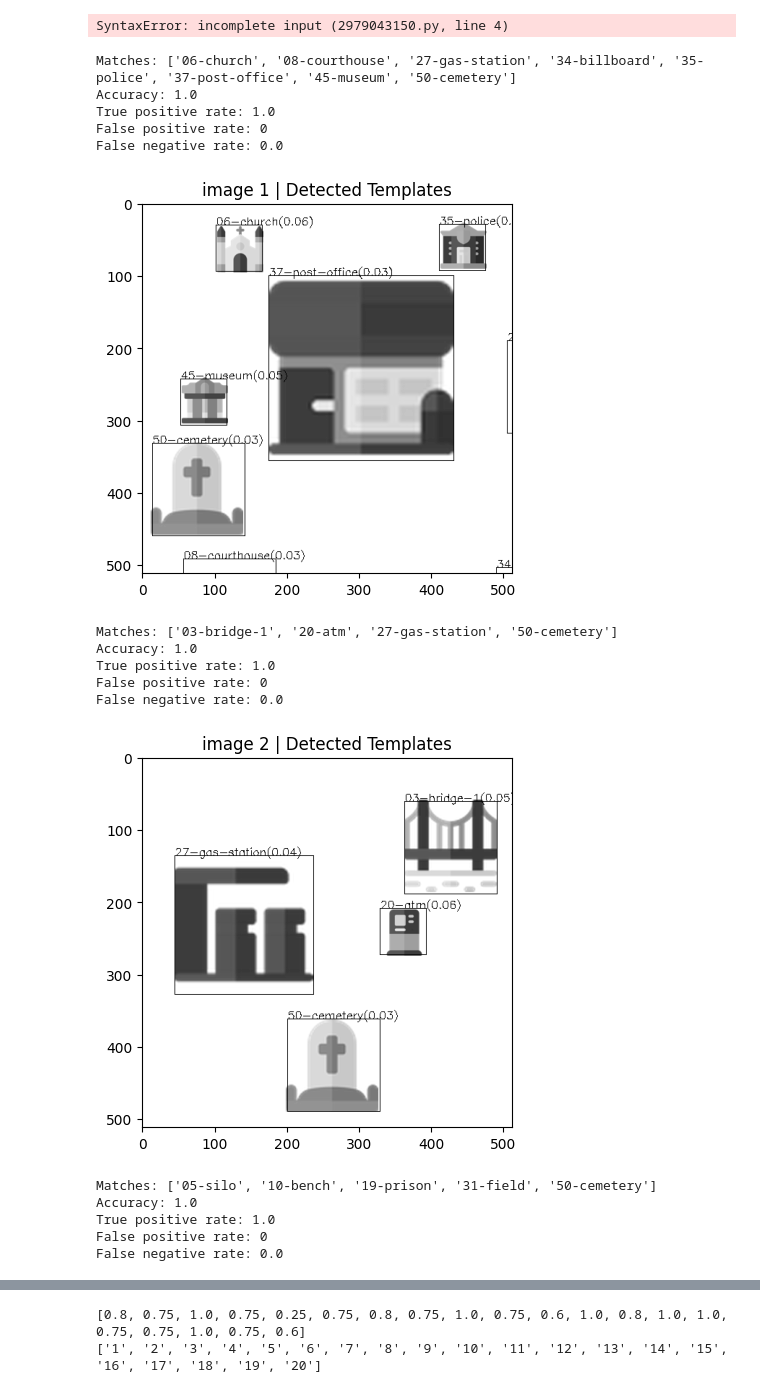
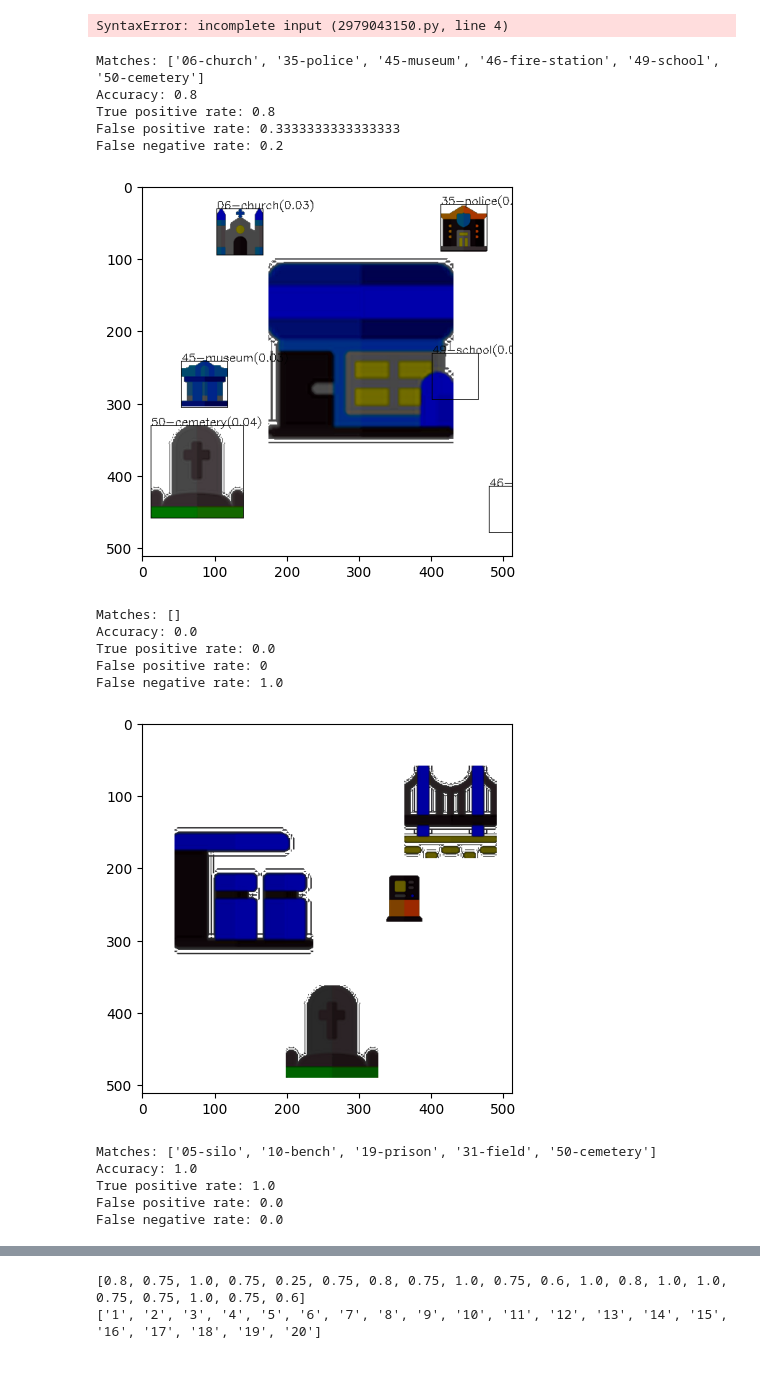
Before and after one commit to coeus-uk/computer-vision, a Jupyter notebook: Task2.ipynb, the cells around one changed output, grey strips where cells are left out. Drawn from its saved outputs; the diff is of its cells as text; code cells hidden in the pictures.

```diff
--- a/Task2.ipynb
+++ b/Task2.ipynb
@@ -65,7 +65,7 @@ for i, layer in enumerate(template_pyr):
 SyntaxError: incomplete input (2979043150.py, line 4)
 # %%
 
-images = task2.images_with_annotations(Path("Task2Dataset"))
+images = (task2.images_with_annotations(Path("Task2Dataset")))
 templates = task2.template_pyramid_by_classname(Path("IconDataset", "png"))
 templates = [(classname, pyr) for (classname, pyr) in templates]
 
@@ -76,55 +76,58 @@ templates = [(classname, pyr) for (classname, pyr) in templates]
 results: list[tuple[float, float, float, float]] = []
 template_metrics = {classname:np.array([0, 0, 0]) for (classname, _) in templates}
 for i, (img, annotations) in enumerate(images):
+    # if i != 16: continue
     # img_pyr = task2.gaussian_pyrarmid(img, image_pyramid_levels)
 
     # image_grayscale = img#cv2.cvtColor(img, cv2.COLOR_BGR2GRAY)
     # _, image_binary = cv2.threshold(image_grayscale, 254, 255, cv2.THRESH_BINARY)
     # mask = cv2.bitwise_not(image_binary)
     # print(img.shape, mask.shape)
     # image_masked = cv2.bitwise_and(img, mask)
     # img = image_masked
     # plt.imshow(image_masked, cmap='gray'), plt.show()
 
-    img_pyr = [cv2.GaussianBlur(img, ksize=(5,5), sigmaX=7)]
+    gray_img = cv2.cvtColor(img, cv2.COLOR_RGB2GRAY)
+    gray_img = cv2.GaussianBlur(gray_img, ksize=(5,5), sigmaX=5)
+    img_pyr = task2.gaussian_pyrarmid(gray_img, 1)
     classnames, scores, pred_boxes = task2.predict_all_templates(img_pyr, templates)
 
     task2.non_max_suppression(pred_boxes, scores, classnames)
     task2.annotate_predictions(img, classnames, scores, pred_boxes)
     metrics = task2.evaluation_metrics(dict(zip(classnames, pred_boxes)), annotations, template_metrics)
     results.append(metrics)
 
     accuracy, true_pos_rate, false_pos_rate, false_neg_rate = metrics
     print(f"Matches: {classnames}")
     print(f"Accuracy: {accuracy}")
     print(f"True positive rate: {true_pos_rate}")
     print(f"False positive rate: {false_pos_rate}")
     print(f"False negative rate: {false_neg_rate} ")
 
     plt.imshow(img, cmap='gray')
-    plt.title(f'image {i+1} | Detected Templates')
+    # plt.title(f'image {i+1} | Detected Templates')
     plt.show()
 
 average_metrics = [np.mean(values) for values in zip(*results)]
 print(f"Averave accuracy: {average_metrics[0]}")
 print(f"Average true positive rate: {average_metrics[1]}")
 print(f"Average false positive rate: {average_metrics[2]}")
 print(f"Average false negative rate: {average_metrics[3]} ")
 # %% [output]
-Matches: ['06-church', '08-courthouse', '27-gas-station', '34-billboard', '35-police', '37-post-office', '45-museum', '50-cemetery']
-Accuracy: 1.0
-True positive rate: 1.0
-False positive rate: 0
-False negative rate: 0.0
+Matches: ['06-church', '35-police', '45-museum', '46-fire-station', '49-school', '50-cemetery']
+Accuracy: 0.8
+True positive rate: 0.8
+False positive rate: 0.3333333333333333
+False negative rate: 0.2
-[figure, old version]
+[figure, new version]
-Matches: ['03-bridge-1', '20-atm', '27-gas-station', '50-cemetery']
-Accuracy: 1.0
-True positive rate: 1.0
+Matches: []
+Accuracy: 0.0
+True positive rate: 0.0
 False positive rate: 0
-False negative rate: 0.0
+False negative rate: 1.0
-[figure, old version]
+[figure, new version]
 Matches: ['05-silo', '10-bench', '19-prison', '31-field', '50-cemetery']
 Accuracy: 1.0
 True positive rate: 1.0
-False positive rate: 0
+False positive rate: 0.0
 False negative rate: 0.0
```
Also changed, not shown: parts of 10 cells of this notebook, 33 other files.
